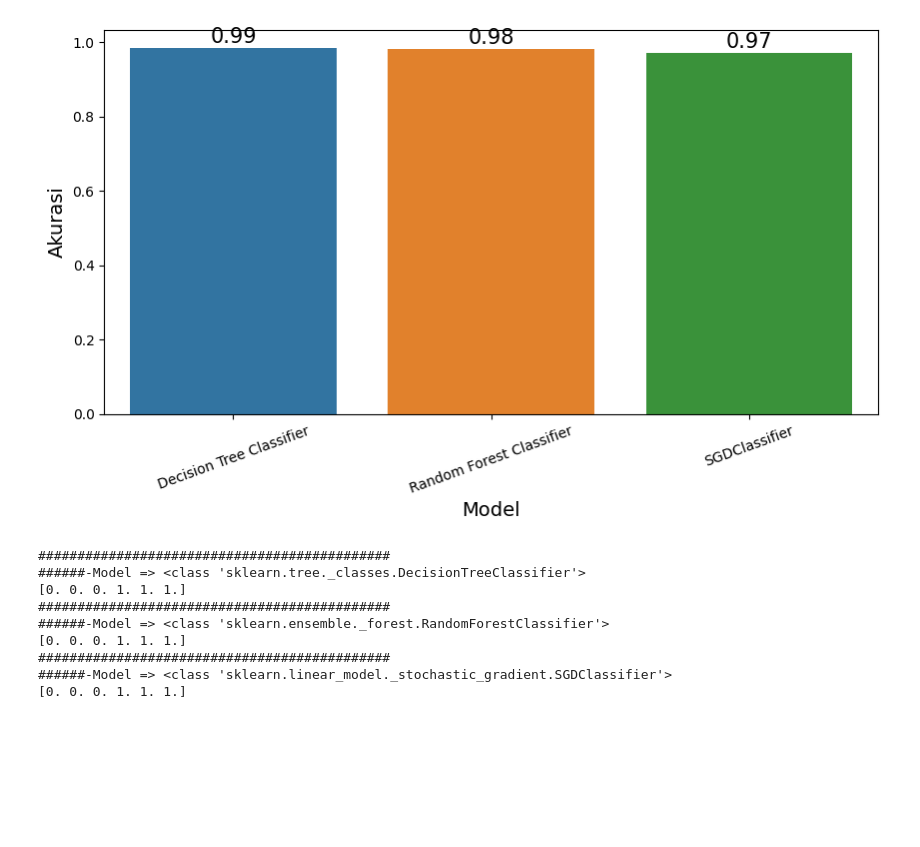
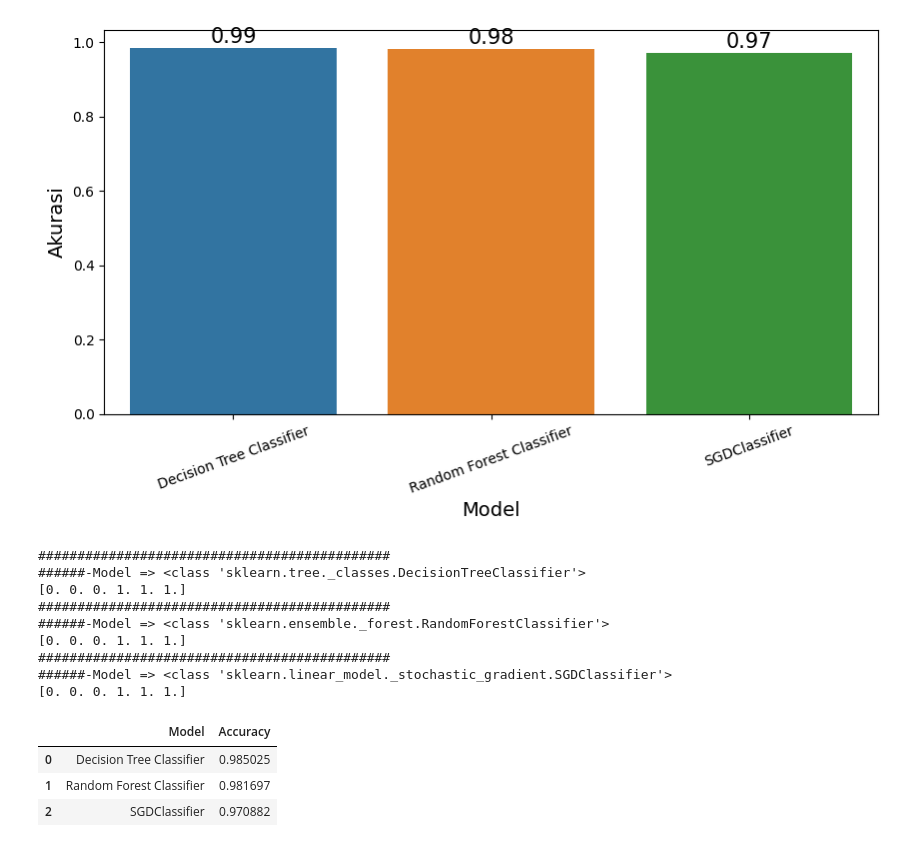
Before and after one commit to bryanbayup/phising-detection, a Jupyter notebook: final_PhisingDetection.ipynb, the cells around one changed output. Saved outputs shown, nothing was run; the diff lists cells and outputs as text; code cells hidden in the pictures; blank space fills up the shorter version.

```diff
--- a/final_PhisingDetection.ipynb
+++ b/final_PhisingDetection.ipynb
@@ -318,3 +318,10 @@ for m in models:
 # Menyusun hasil prediksi dalam DataFrame
 output = pd.DataFrame({"Model": ['Decision Tree Classifier', 'Random Forest Classifier', 'SGDClassifier'],
                        "Accuracy": accuracy_test})
+# %%
+output
+# %% [output]
+|  | Model | Accuracy |
+| 0 | Decision Tree Classifier | 0.985025 |
+| 1 | Random Forest Classifier | 0.981697 |
+| 2 | SGDClassifier | 0.970882 |
```
